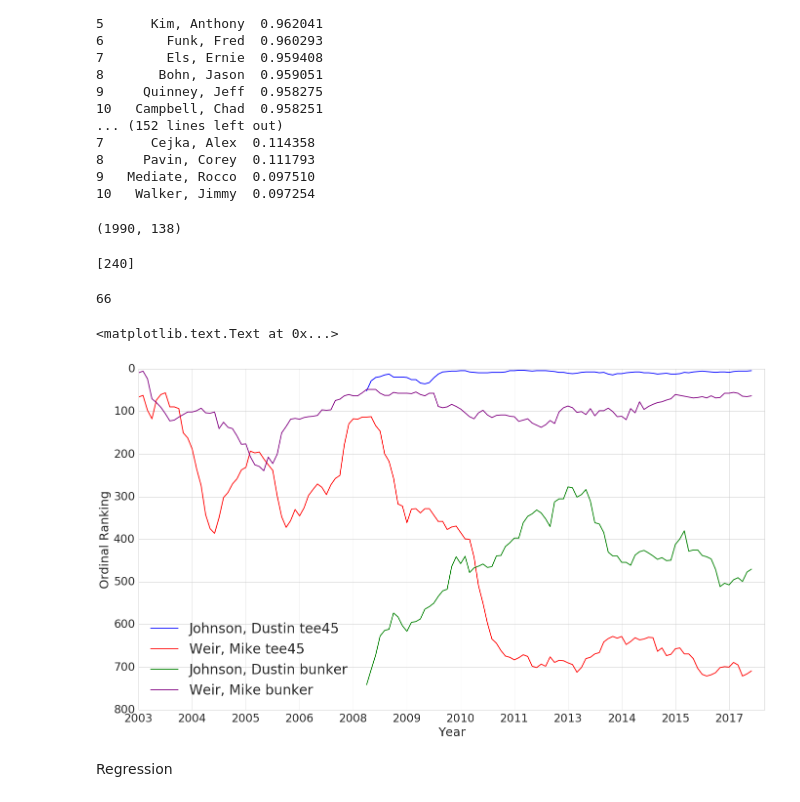
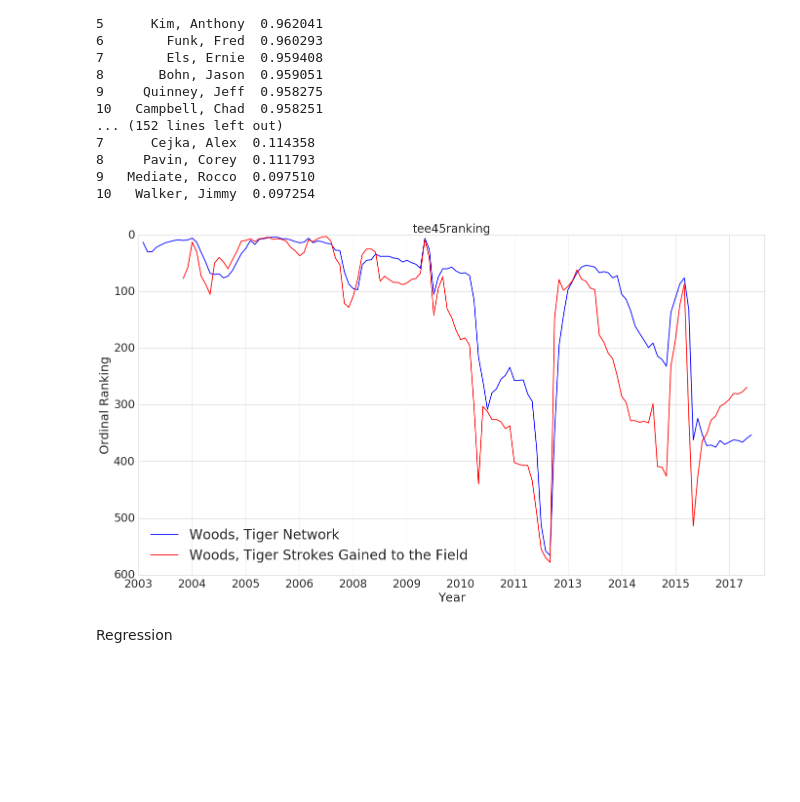
Before and after one commit to adamwlev/StrokesGained2, a Jupyter notebook: Modeling/Shot_Level_Ranks.ipynb, the cells around one changed output. Cells and saved outputs as stored; diff of their text form; code cells hidden in the pictures; blank space fills up the shorter version.

```diff
--- a/Modeling/Shot_Level_Ranks.ipynb
+++ b/Modeling/Shot_Level_Ranks.ipynb
@@ -310,7 +310,7 @@ other
 # %% [markdown]
 Plotting
 # %%
-inds_to_plot = [num_to_ind[name_to_num[name]] for name in ['Johnson, Dustin','Weir, Mike']]
+inds_to_plot = [num_to_ind[name_to_num[name]] for name in ['Woods, Tiger']]
 #                                                            ,'Mickelson, Phil',,
 #                                                            ,'Simpson, Webb',]]
 # %%
@@ -389,51 +389,35 @@ for cat in cats:
 8     Pavin, Corey  0.111793
 9   Mediate, Rocco  0.097510
 10   Walker, Jimmy  0.097254
-# %%
-reps = np.copy(reps_adam[cat])
-# %%
-reps.shape
-# %% [output]
-(1990, 138)
-# %%
-inds_to_plot
-# %% [output]
-[240]
-# %%
-top_200[240].sum()
-# %% [output]
-66
 # %%
 fig, ax = plt.subplots(1,1, figsize=(23,12.5))
-color_map = {0:'blue',3:'purple',1:'red',2:'green',}
-for u,cat in enumerate(['tee45','bunker']):
+color_map = {0:'blue',3:'purple',1:'red',2:'green'}
+for u,cat in enumerate(['tee45']):
     reps = np.copy(reps_adam[cat])
     reps = pd.DataFrame(reps).rank(ascending=False).values
     top_200 = reps<=200
     rating1 = np.copy(ratings_adam[cat])
     #rating1[top_200] = np.nan
     ranking1 = pd.DataFrame(rating1).rank(ascending=False).values
-    #rating2 = np.copy(ratings_broadie[cat])
+    rating2 = np.copy(ratings_broadie[cat])
     #rating2[top_200] = np.nan
-    #ranking2 = pd.DataFrame(rating2).rank(ascending=False).values
+    ranking2 = pd.DataFrame(rating2).rank(ascending=False).values
     for u1,ind in enumerate(inds_to_plot):
-        plt.plot(np.arange(ratings_adam[cat].shape[1]),ranking1[ind],c=color_map[u*2+u1],label=num_to_name[ind_to_num[ind]] + ' ' + cat)
-        #plt.plot(np.arange(ratings_adam[cat].shape[1]),ranking2[ind],label=num_to_name[ind_to_num[ind]] + ' Strokes Gained to the Field')
+        plt.plot(np.arange(ratings_adam[cat].shape[1]),ranking1[ind],c=color_map[0],label=num_to_name[ind_to_num[ind]] + ' Network')
+        plt.plot(np.arange(ratings_adam[cat].shape[1])[:-1],ranking2[ind][1:],c=color_map[1],label=num_to_name[ind_to_num[ind]] + ' Strokes Gained to the Field')
 
 
 plt.legend(loc=3,prop={'size':28})
-#plt.title(cat+'ranking',fontsize=24)
+plt.title(cat+'ranking',fontsize=24)
 plt.xticks(np.arange(ratings_adam[cat].shape[1])[::12],years[::12])
 plt.setp(ax.get_xticklabels(), fontsize=23);
 plt.setp(ax.get_yticklabels(), fontsize=23);
-plt.ylim()
 plt.gca().invert_yaxis()
 plt.ylabel('Ordinal Ranking',fontsize=25)
 plt.xlabel('Year',fontsize=25)
-#plt.savefig('./../Plots/WeirJohnson.png',dpi=100)
+plt.savefig('./../Plots/Tiger_driving.png',dpi=100)
 # %% [output]
-<matplotlib.text.Text at 0x...>
-[figure, old version]
+[figure, new version]
 # %% [markdown]
 Regression
 # %%
```
Also changed, not shown: 1 other file.
